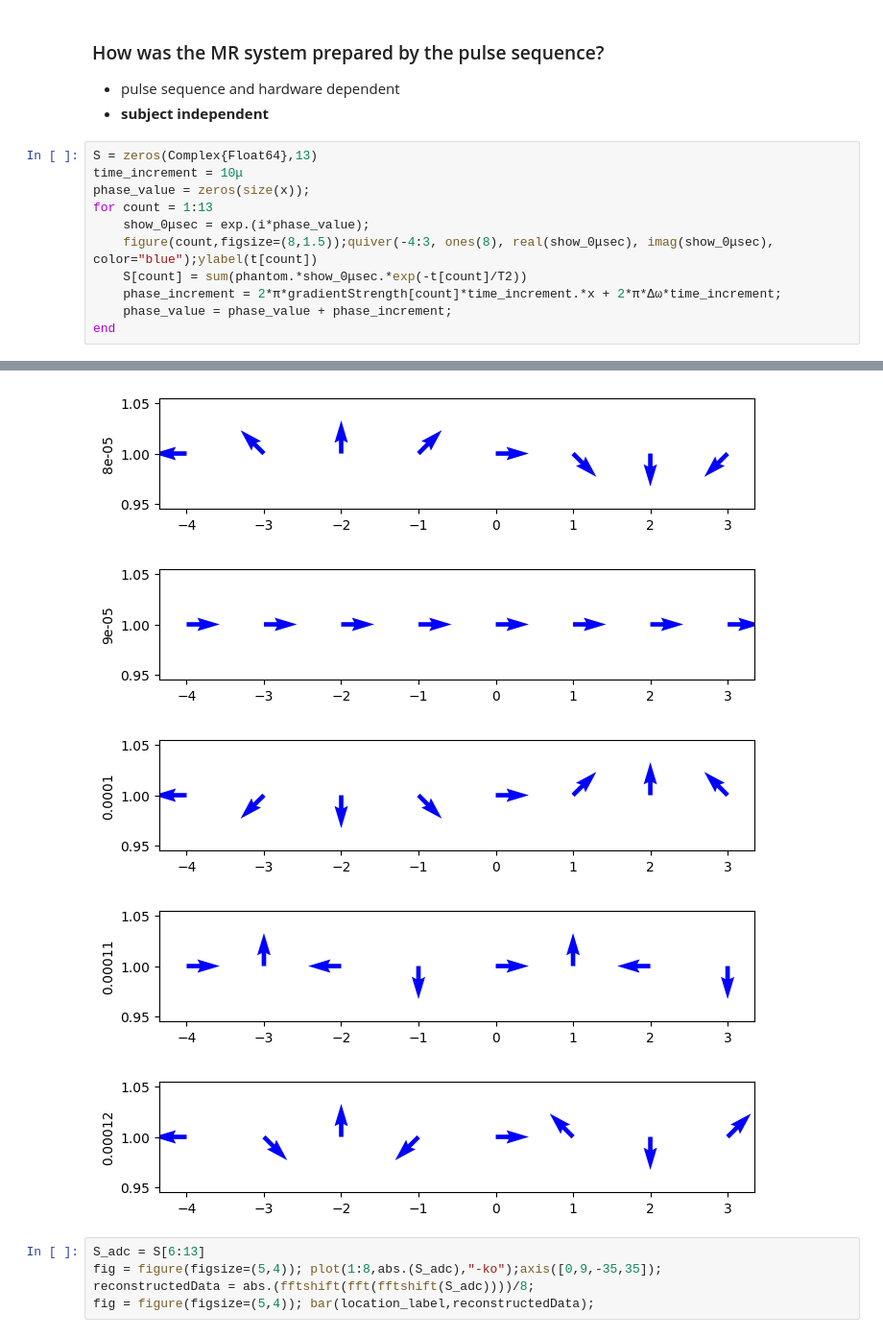
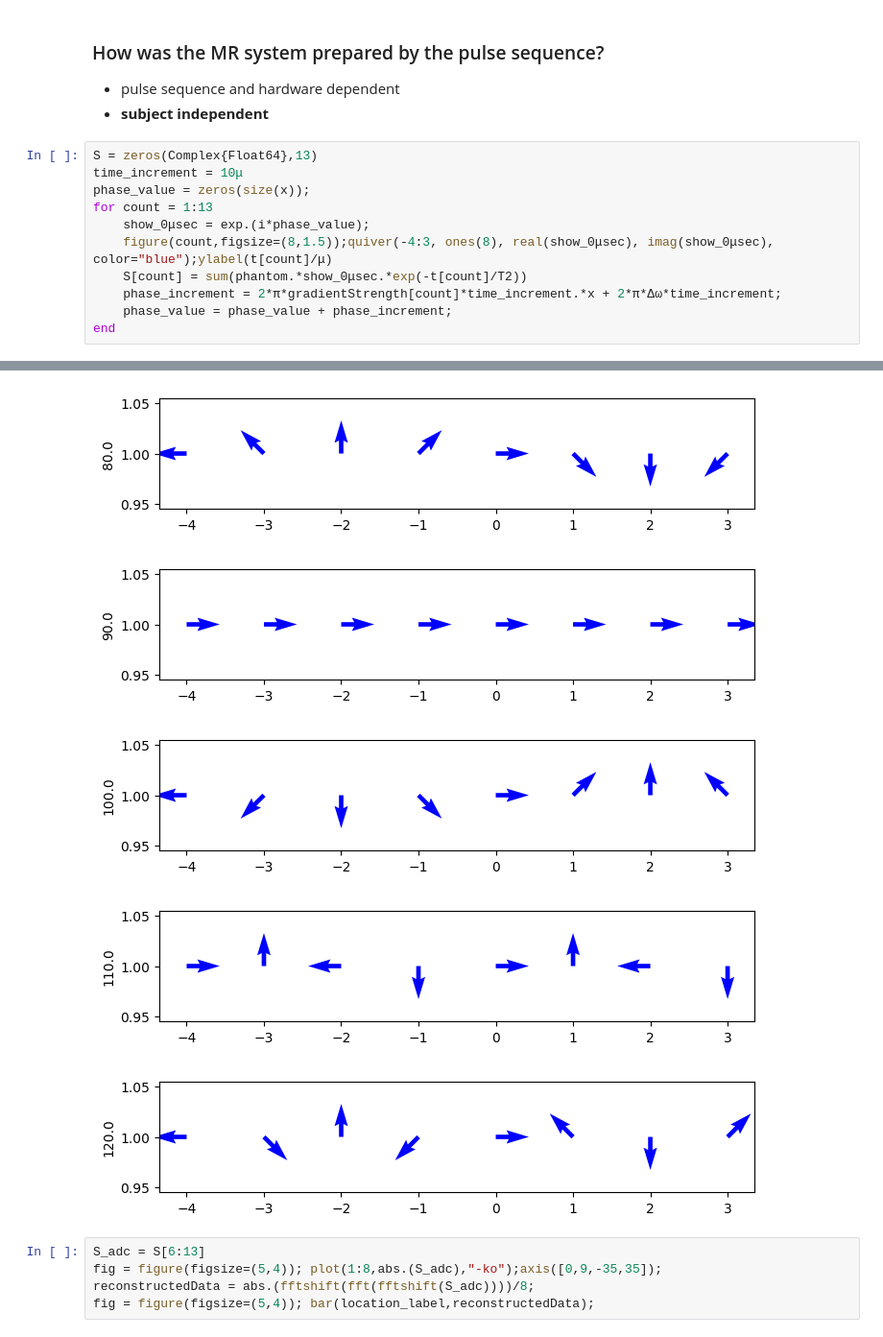
Before and after one commit to nankueichen/kDataSimulation_1D_GRE_SE, a Jupyter notebook: 1D k-space data-- gradient-echo or spin-echo.ipynb, the cells around one changed output, grey strips where cells are left out. Shown at 96% size. Drawn from its saved outputs; the diff is of its cells as text.

```diff
--- a/1D k-space data-- gradient-echo or spin-echo.ipynb
+++ b/1D k-space data-- gradient-echo or spin-echo.ipynb
@@ -39,28 +39,28 @@ figure(figsize=(5,4)); plot(timeAxis, gradientStrength,"-b",timeAxis[6:13],ADC[6
 # %%
 S = zeros(Complex{Float64},13)
 time_increment = 10μ
 phase_value = zeros(size(x));
 for count = 1:13
     show_0μsec = exp.(i*phase_value);
-    figure(count,figsize=(8,1.5));quiver(-4:3, ones(8), real(show_0μsec), imag(show_0μsec), color="blue");ylabel(t[count])
+    figure(count,figsize=(8,1.5));quiver(-4:3, ones(8), real(show_0μsec), imag(show_0μsec), color="blue");ylabel(t[count]/μ)
     S[count] = sum(phantom.*show_0μsec.*exp(-t[count]/T2))
     phase_increment = 2*π*gradientStrength[count]*time_increment.*x + 2*π*Δω*time_increment;
     phase_value = phase_value + phase_increment;
 end
 # %% [output]
 [figure]
 [figure]
 [figure]
 [figure]
 [figure]
 [figure]
 [figure]
 [figure]
 [figure]
 [figure]
 [figure]
-[figure, old version]
+[figure, new version]
-[figure, old version]
+[figure, new version]
 # %%
 S_adc = S[6:13]
 fig = figure(figsize=(5,4)); plot(1:8,abs.(S_adc),"-ko");axis([0,9,-35,35]);
```
Also changed, not shown: parts of 3 cells of this notebook.
